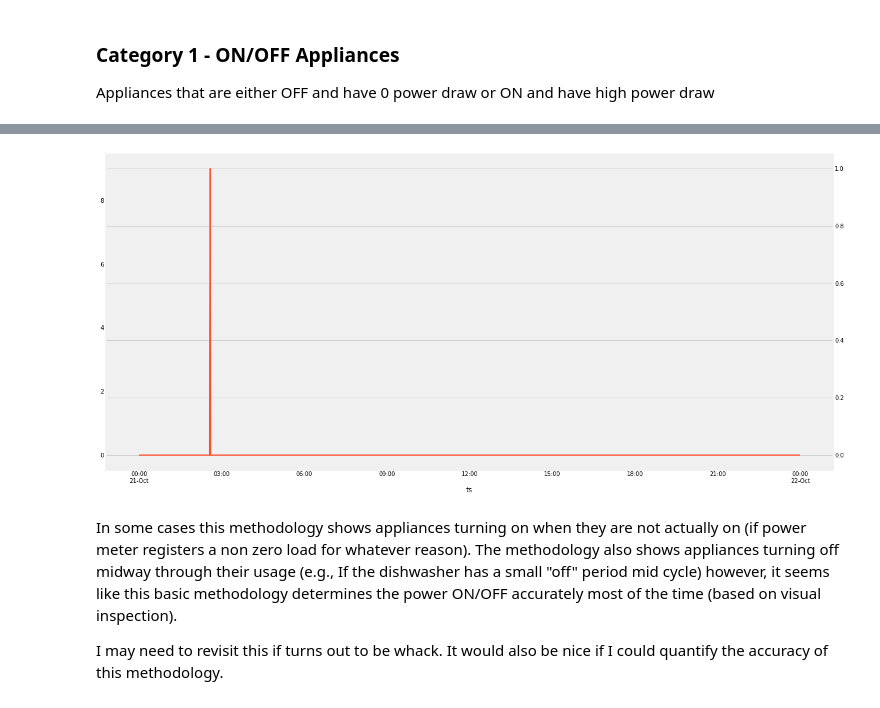
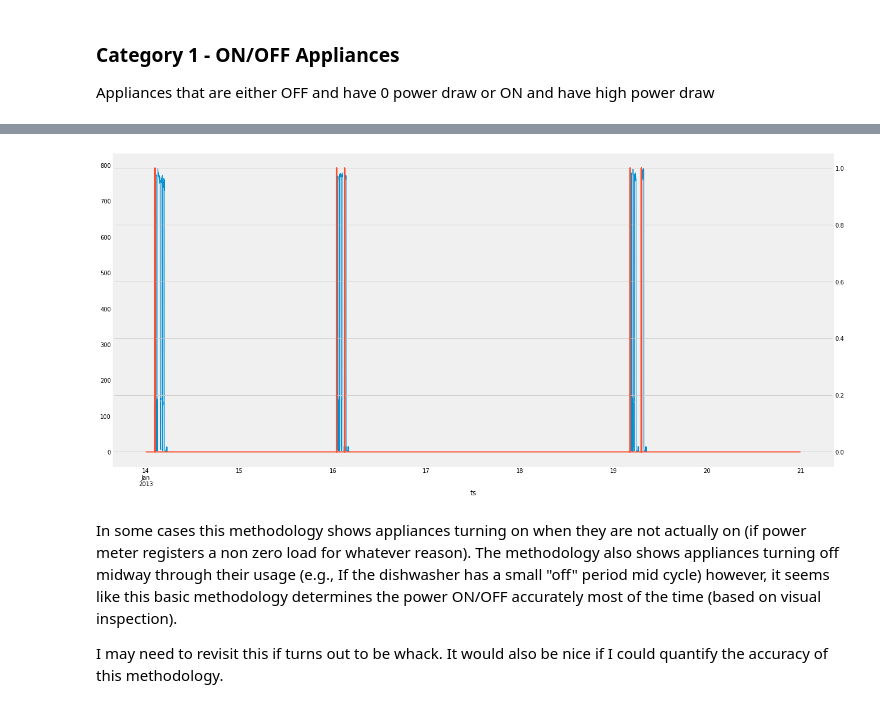
Before and after one commit to enmyj/gafp, a Jupyter notebook: elec_start_predictions.ipynb, the cells around one changed output, grey strips where cells are left out. Drawn from its saved outputs; the diff is of its cells as text; code cells hidden in the pictures.

```diff
--- a/elec_start_predictions.ipynb
+++ b/elec_start_predictions.ipynb
@@ -74,7 +74,8 @@ of_apps.append('of_apps_total')
 # values in previous 5 mins were basically 0
 
 for lbl in of_apps:
-    df[lbl+'_pos_pct_change']= df[lbl].pct_change(freq='1Min')
+    lower_thresh = df[lbl][df[lbl]>0].quantile(0.25)
+#     df[lbl+'_pos_pct_change']= df[lbl].pct_change(freq='1Min')
     df[lbl+'_rolling'] = df[lbl].rolling(20).sum().shift(1)
-    crit = (df[lbl] > 0)&(df[lbl+'_rolling']<20)&(df[lbl+'_pos_pct_change'] > 1)
+    crit = (df[lbl] > lower_thresh)&(df[lbl]> df[lbl+'_rolling'])
     df[lbl+'_start'] = crit*1
@@ -93,11 +82,11 @@ Name: dryer, dtype: float64
 # %%
 # plot to see if it makes sense
-lbl = 'dryer'
-mask = (df.index.week==43)&(df.index.year==2013)&(df.index.day==21) # &(df.index.hour > 15)
+lbl = 'dishwasher'
+mask = (df.index.week==3)&(df.index.year==2013) # &(df.index.day==15) # &(df.index.hour > 14)
 df[lbl][mask].plot(linewidth=1,figsize=(20,10));
 df[lbl+'_start'][mask].plot(secondary_y=True,linewidth=2,figsize=(20,10));
 # %% [output]
-[figure, old version]
+[figure, new version]
 # %% [markdown]
 In some cases this methodology shows appliances turning on when they are not actually on (if power meter registers a non zero load for whatever reason). The methodology also shows appliances turning off midway through their usage (e.g., If the dishwasher has a small "off" period mid cycle) however, it seems like this basic methodology determines the power ON/OFF accurately most of the time (based on visual inspection).
 
```
Also changed, not shown: parts of 1 cell of this notebook.
